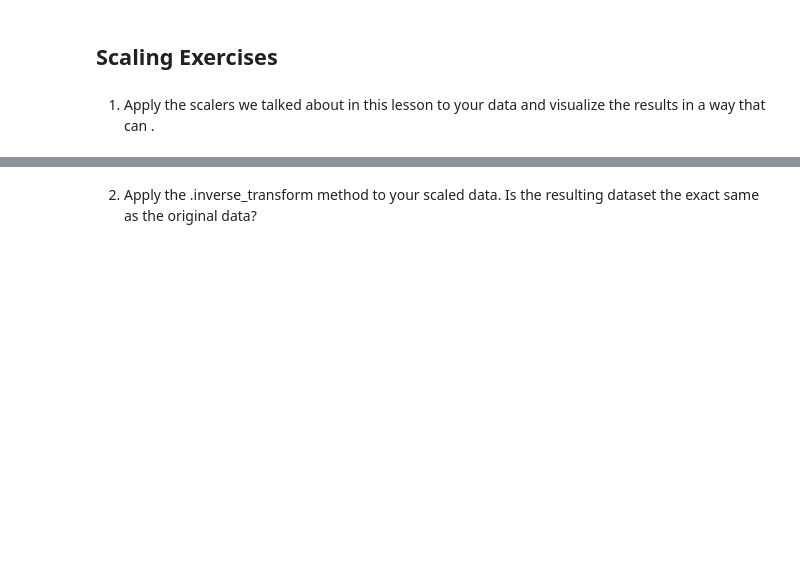
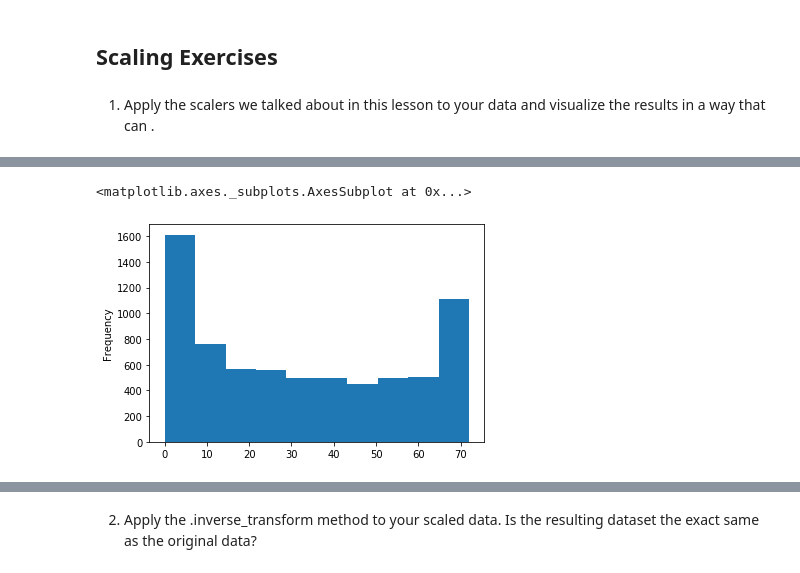
Before and after one commit to dbojado/regression-exercises, a Jupyter notebook: scaling.ipynb, the cells around one changed output, grey strips where cells are left out. Cells and saved outputs as stored; diff of their text form; code cells hidden in the pictures; blank space fills up the shorter version.

```diff
--- a/scaling.ipynb
+++ b/scaling.ipynb
@@ -4,0 +56,5 @@
+# %%
+df.tenure.plot.hist()
+# %% [output]
+<matplotlib.axes._subplots.AxesSubplot at 0x...>
+[figure, added]
```
Also changed, not shown: parts of 15 cells of this notebook.
